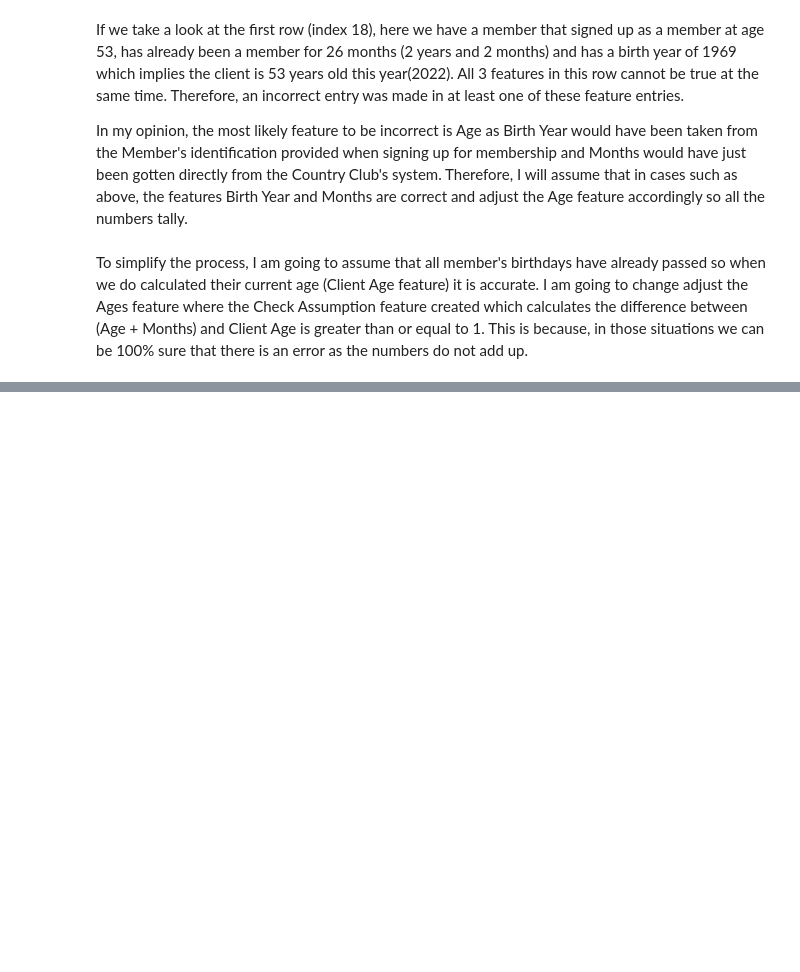
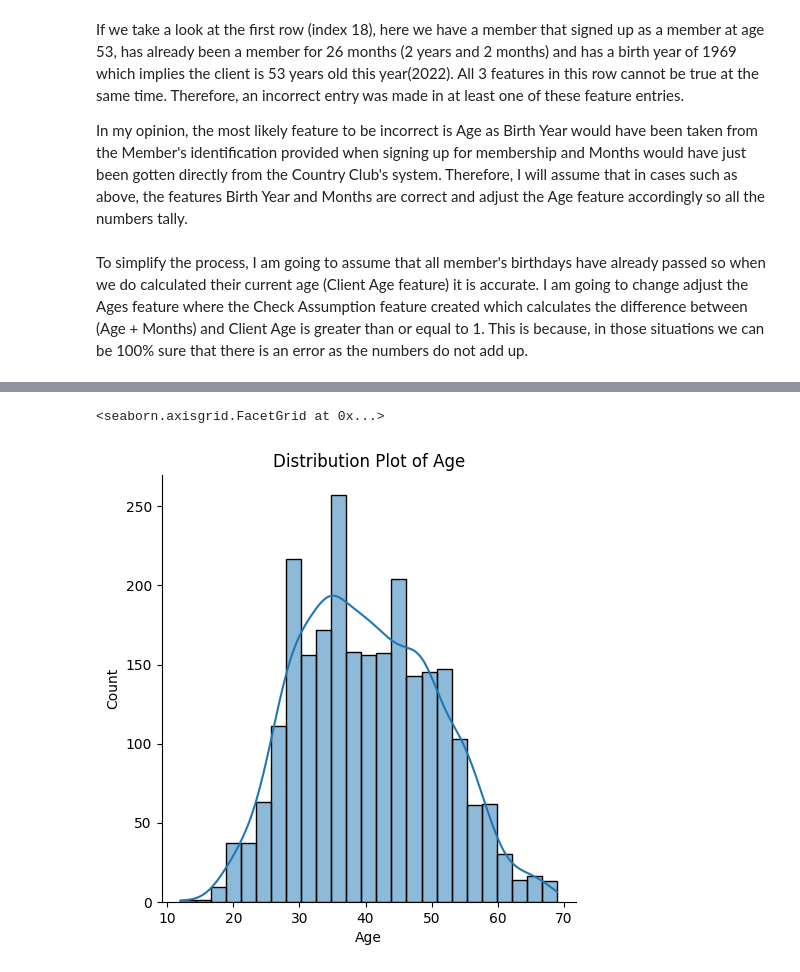
Before and after one commit to Anglesofdeath/attrition-data-science-project, a Jupyter notebook: eda.ipynb, the cells around one changed output, grey strips where cells are left out. Saved outputs shown, nothing was run; the diff lists cells and outputs as text; code cells hidden in the pictures; blank space fills up the shorter version.

```diff
--- a/eda.ipynb
+++ b/eda.ipynb
@@ -409,7 +409,7 @@ Name: Age, dtype: int64
 # %%
 def fillInMissingBirthYearValues(join_age:float, birth_year: int, months_member:int):
     if isnan(birth_year):
-        return np.round(join_age + (months_member/12))
+        return 2022 - np.round(join_age + (months_member/12))
     else:
         return birth_year
 df['Birth Year'] = df.apply(lambda x: fillInMissingBirthYearValues(x['Age'], x['Birth Year'], x['Months']), axis = 1)
@@ -450,4 +450,10 @@ To simplify the process, I am going to assume that all member's birthdays have a
 # %%
 def correctAges(check_assumption : float, current_age: float, member_months: int, join_age: float):
     if check_assumption >= 1:
-        return
+        return np.round(current_age - (member_months/12))
+    else:
+        return join_age
+# %%
+df['Age'] = df.apply(lambda x: correctAges(x['Check Assumption'], x['Client Age'], x['Months'], x['Age']), axis = 1)
+df['Check Assumption'] = df.apply(lambda x: checkAssumption(x['Age'], x['Client Age'], x['Months']), axis = 1)
+df['Check Assumption'][(df['Check Assumption'] >=1) | (df['Check Assumption'] <=-1)].count()
@@ -453,0 +464,4 @@ def correctAges(check_assumption : float, current_age: float, member_months: int
+# %%
+df.drop('Check Assumption', inplace=True, axis = 1)
+df.drop('Birth Year', inplace=True, axis=1)
+df.drop('Member Unique ID', inplace=True, axis = 1)
@@ -453,0 +495,5 @@ def correctAges(check_assumption : float, current_age: float, member_months: int
+# %%
+sns.displot(df['Age'], kde=True).set(title = 'Distribution Plot of Age')
+# %% [output]
+<seaborn.axisgrid.FacetGrid at 0x...>
+[figure, added]
```
Also changed, not shown: parts of 13 cells of this notebook.
